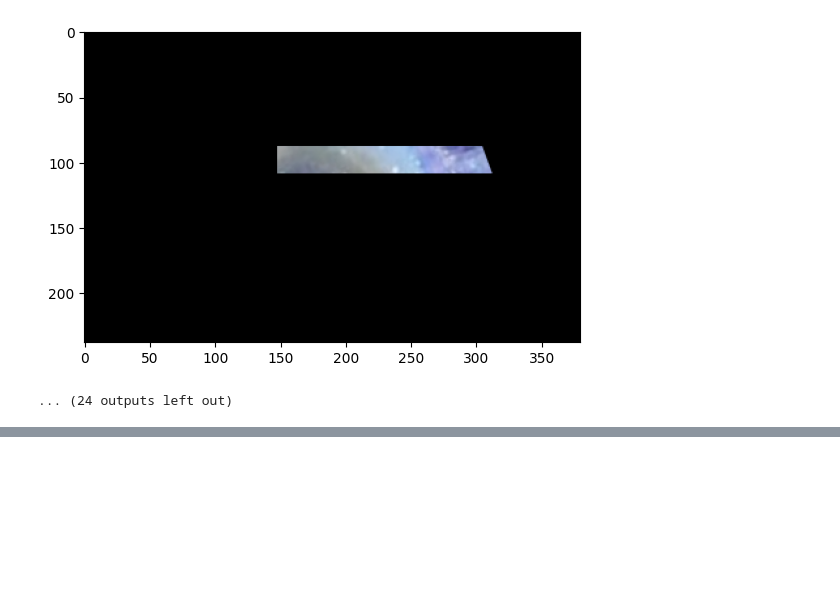
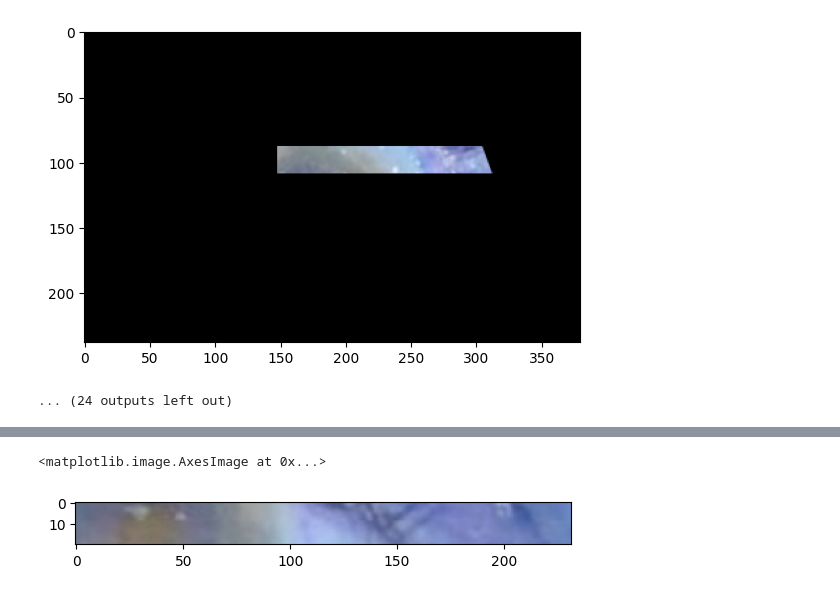
Before and after one commit to ethanrasmussen/EyeTraumaAnalysis, a Jupyter notebook: main.ipynb, the cells around one changed output, grey strips where cells are left out. Cells and saved outputs as stored; diff of their text form; code cells hidden in the pictures; blank space fills up the shorter version.

```diff
--- a/main.ipynb
+++ b/main.ipynb
@@ -58,3 +58,7 @@ for piece in pieces:
 [figure]
 [figure]
 ... (24 outputs left out)
+# %%
+from main import cropped_segments
+cropped = cropped_segments(img=image.img, degInterval=10, widthPixels=20, center=image.center)
+cropped
@@ -60,0 +83,5 @@ for piece in pieces:
+# %%
+plt.imshow(cropped[0])
+# %% [output]
+<matplotlib.image.AxesImage at 0x...>
+[figure, added]
```
Also changed, not shown: parts of 4 cells of this notebook, 1 other file.
